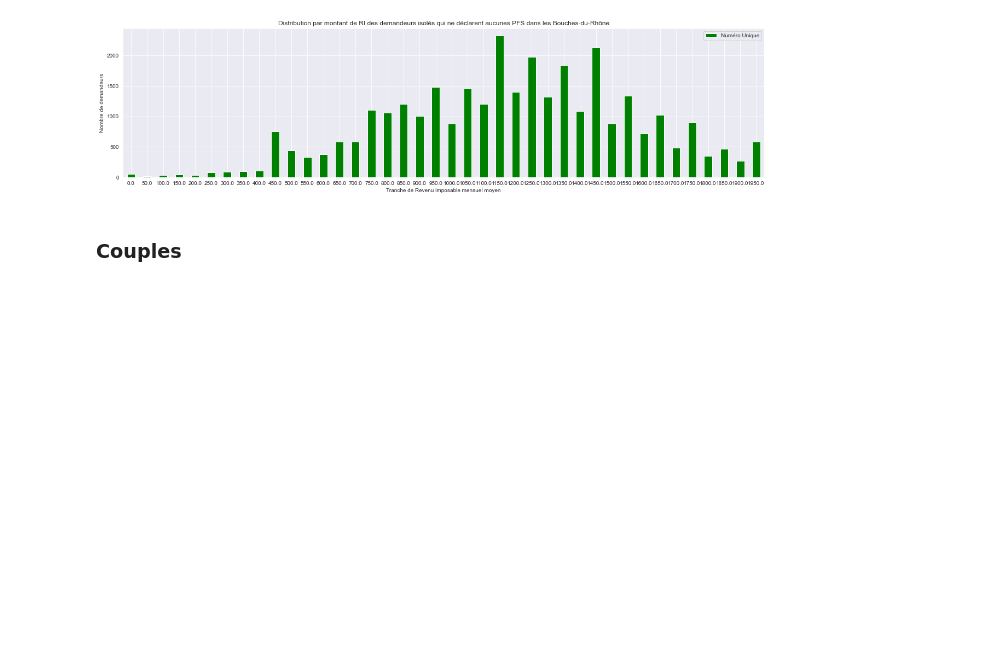
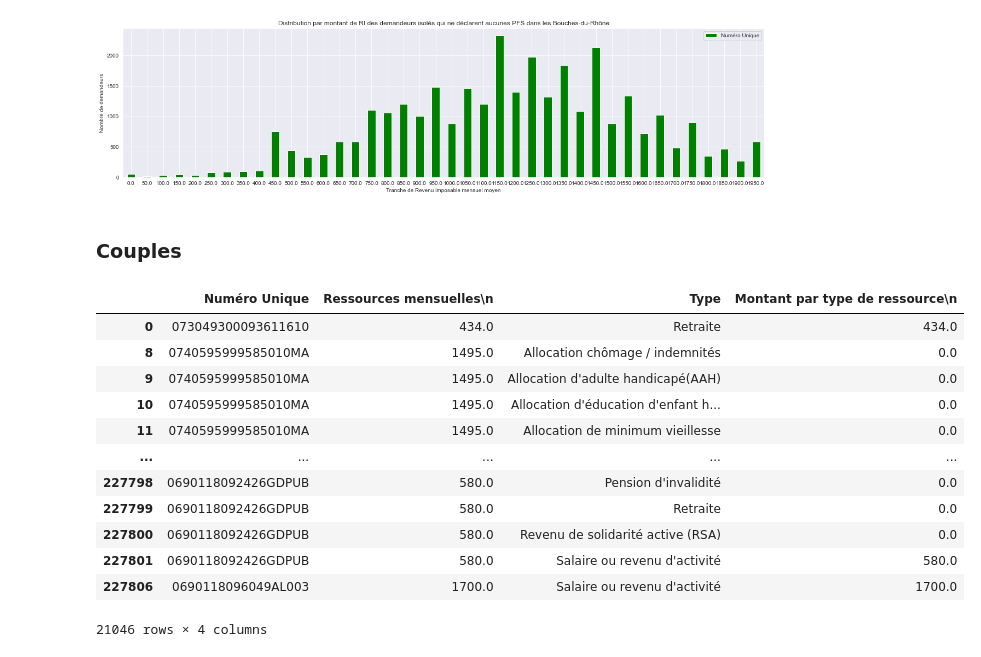
Before and after one commit to cmllbll/Social-Housing-in-France, a Jupyter notebook: Etude approfondie RI PFS.ipynb, the cells around one changed output. Saved outputs shown, nothing was run; the diff lists cells and outputs as text; code cells hidden in the pictures; blank space fills up the shorter version.

```diff
--- a/Etude approfondie RI PFS.ipynb
+++ b/Etude approfondie RI PFS.ipynb
@@ -283,3 +283,21 @@ pfs['Numéro Unique'].sum()
 ax.figure.savefig('RI_BDR_Isoles.pdf')
 # %% [markdown]
 ### Couples
+# %%
+Couple=base[base['Composition foyer demandeur']=='Au moins 2 cotitulaires']
+Couple=Couple[['Numéro Unique', 'Ressources mensuelles\n', 'Type', 'Montant par type de ressource\n']]
+Couple
+# %% [output]
+|  | Numéro Unique | Ressources mensuelles\n | Type | Montant par type de ressource\n |
+| 0 | 073049300093611610 | 434.0 | Retraite | 434.0 |
+| 8 | 0740595999585010MA | 1495.0 | Allocation chômage / indemnités | 0.0 |
+| 9 | 0740595999585010MA | 1495.0 | Allocation d'adulte handicapé(AAH) | 0.0 |
+| 10 | 0740595999585010MA | 1495.0 | Allocation d'éducation d'enfant h... | 0.0 |
+| 11 | 0740595999585010MA | 1495.0 | Allocation de minimum vieillesse | 0.0 |
+| ... | ... | ... | ... | ... |
+| 227798 | 0690118092426GDPUB | 580.0 | Pension d'invalidité | 0.0 |
+| 227799 | 0690118092426GDPUB | 580.0 | Retraite | 0.0 |
+| 227800 | 0690118092426GDPUB | 580.0 | Revenu de solidarité active (RSA) | 0.0 |
+| 227801 | 0690118092426GDPUB | 580.0 | Salaire ou revenu d'activité | 580.0 |
+| 227806 | 0690118096049AL003 | 1700.0 | Salaire ou revenu d'activité | 1700.0 |
+21046 rows × 4 columns
```
Also changed, not shown: parts of 21 cells of this notebook.
